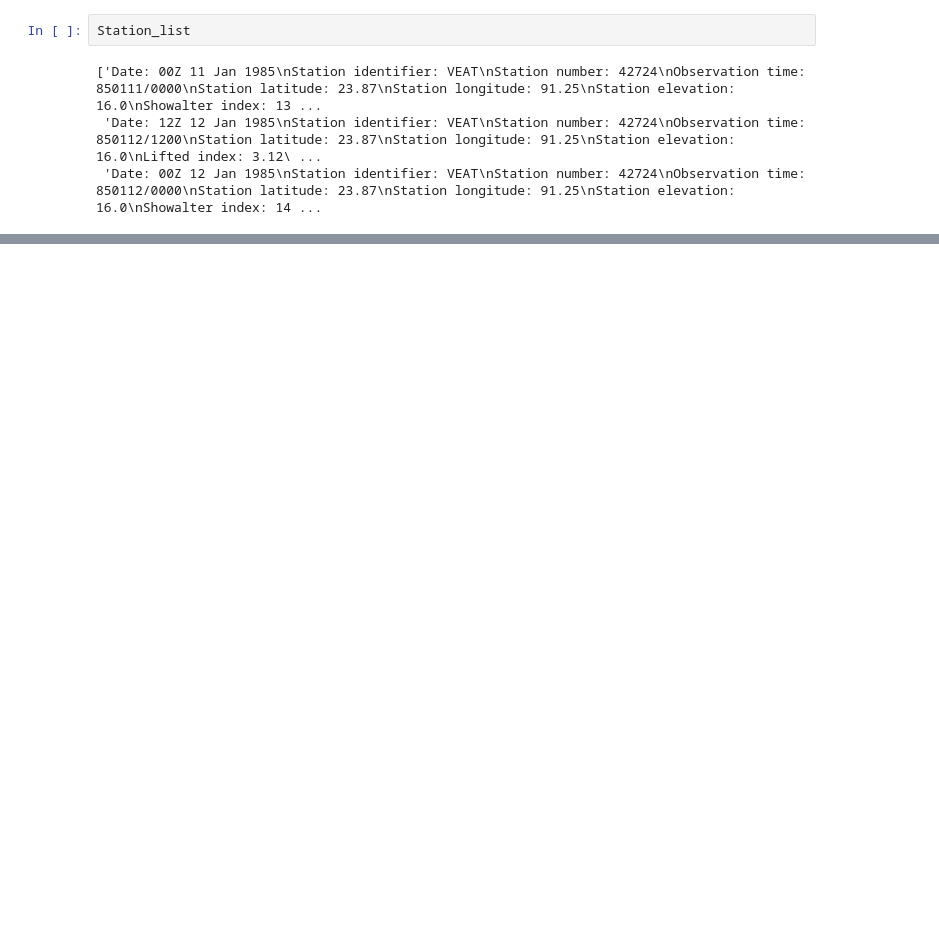
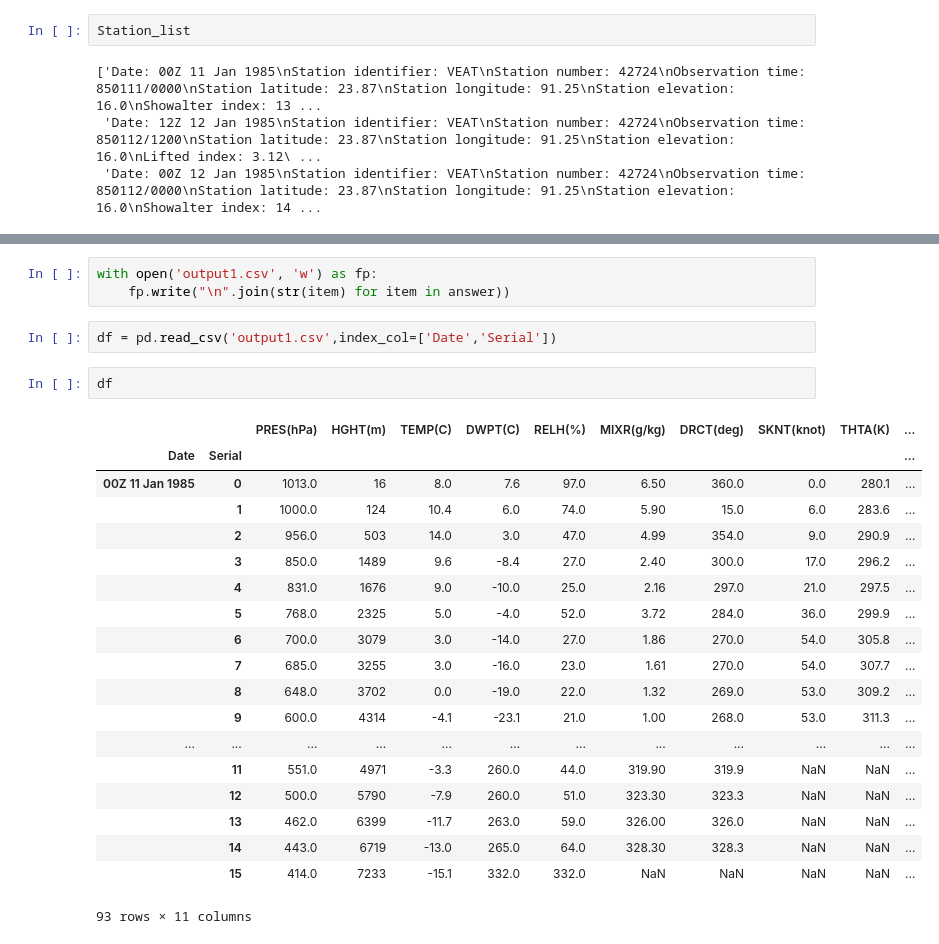
Before and after one commit to ShaonMahmood/DataSciencePractice, a Jupyter notebook: test_word_file.ipynb, the cells around one changed output, grey strips where cells are left out. Drawn from its saved outputs; the diff is of its cells as text; blank space fills up the shorter version.

Commit message:
item 2 modified

```diff
--- a/test_word_file.ipynb
+++ b/test_word_file.ipynb
@@ -63,0 +126,27 @@ Station_list
+# %%
+with open('output1.csv', 'w') as fp:
+    fp.write("\n".join(str(item) for item in answer))
+# %%
+df = pd.read_csv('output1.csv',index_col=['Date','Serial'])
+# %%
+df
+# %% [output]
+|  |  | PRES(hPa) | HGHT(m) | TEMP(C) | DWPT(C) | RELH(%) | MIXR(g/kg) | DRCT(deg) | SKNT(knot) | THTA(K) | ... |
+| Date | Serial |  |  |  |  |  |  |  |  |  | ... |
+| 00Z 11 Jan 1985 | 0 | 1013.0 | 16 | 8.0 | 7.6 | 97.0 | 6.50 | 360.0 | 0.0 | 280.1 | ... |
+|  | 1 | 1000.0 | 124 | 10.4 | 6.0 | 74.0 | 5.90 | 15.0 | 6.0 | 283.6 | ... |
+|  | 2 | 956.0 | 503 | 14.0 | 3.0 | 47.0 | 4.99 | 354.0 | 9.0 | 290.9 | ... |
+|  | 3 | 850.0 | 1489 | 9.6 | -8.4 | 27.0 | 2.40 | 300.0 | 17.0 | 296.2 | ... |
+|  | 4 | 831.0 | 1676 | 9.0 | -10.0 | 25.0 | 2.16 | 297.0 | 21.0 | 297.5 | ... |
+|  | 5 | 768.0 | 2325 | 5.0 | -4.0 | 52.0 | 3.72 | 284.0 | 36.0 | 299.9 | ... |
+|  | 6 | 700.0 | 3079 | 3.0 | -14.0 | 27.0 | 1.86 | 270.0 | 54.0 | 305.8 | ... |
+|  | 7 | 685.0 | 3255 | 3.0 | -16.0 | 23.0 | 1.61 | 270.0 | 54.0 | 307.7 | ... |
+|  | 8 | 648.0 | 3702 | 0.0 | -19.0 | 22.0 | 1.32 | 269.0 | 53.0 | 309.2 | ... |
+|  | 9 | 600.0 | 4314 | -4.1 | -23.1 | 21.0 | 1.00 | 268.0 | 53.0 | 311.3 | ... |
+| ... | ... | ... | ... | ... | ... | ... | ... | ... | ... | ... | ... |
+|  | 11 | 551.0 | 4971 | -3.3 | 260.0 | 44.0 | 319.90 | 319.9 | NaN | NaN | ... |
+|  | 12 | 500.0 | 5790 | -7.9 | 260.0 | 51.0 | 323.30 | 323.3 | NaN | NaN | ... |
+|  | 13 | 462.0 | 6399 | -11.7 | 263.0 | 59.0 | 326.00 | 326.0 | NaN | NaN | ... |
+|  | 14 | 443.0 | 6719 | -13.0 | 265.0 | 64.0 | 328.30 | 328.3 | NaN | NaN | ... |
+|  | 15 | 414.0 | 7233 | -15.1 | 332.0 | 332.0 | NaN | NaN | NaN | NaN | ... |
+93 rows × 11 columns
```
Also changed, not shown: parts of 6 cells of this notebook, 2 other files.
